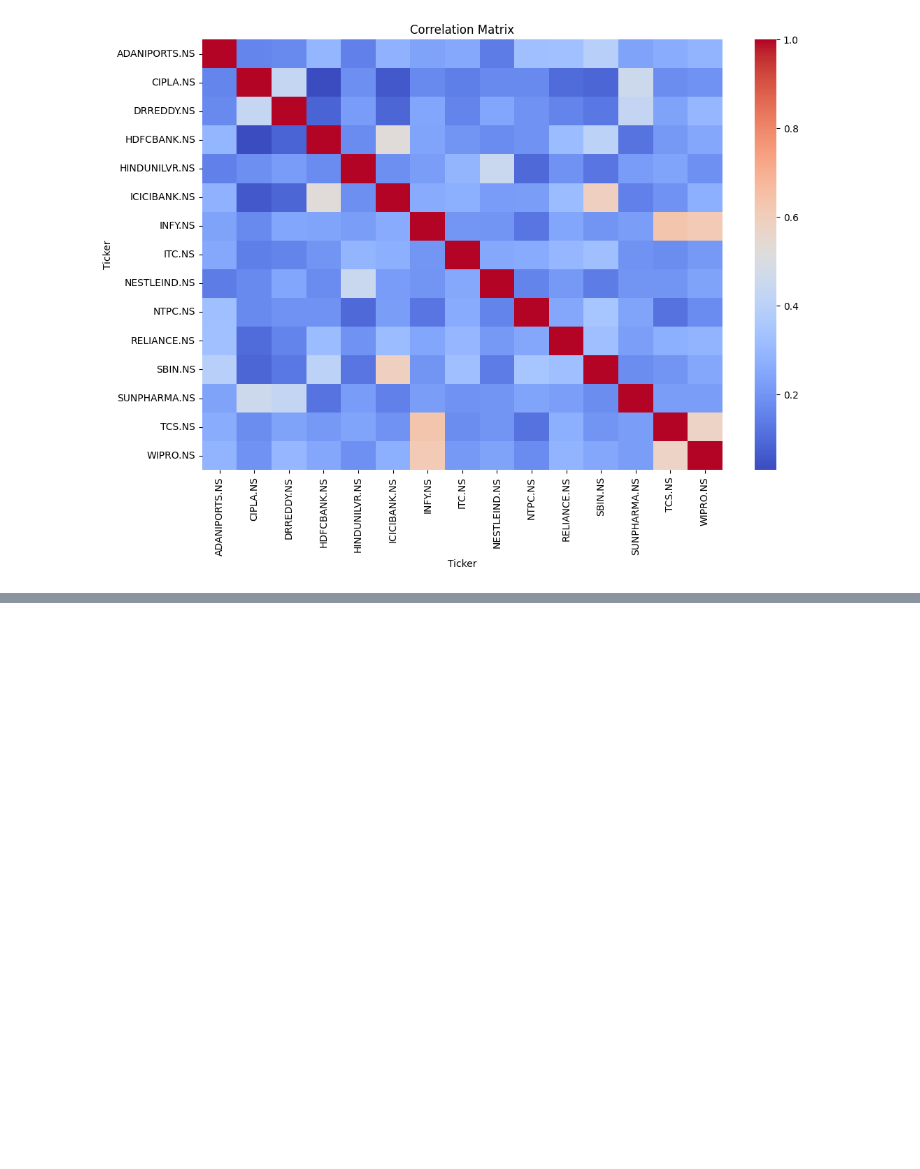
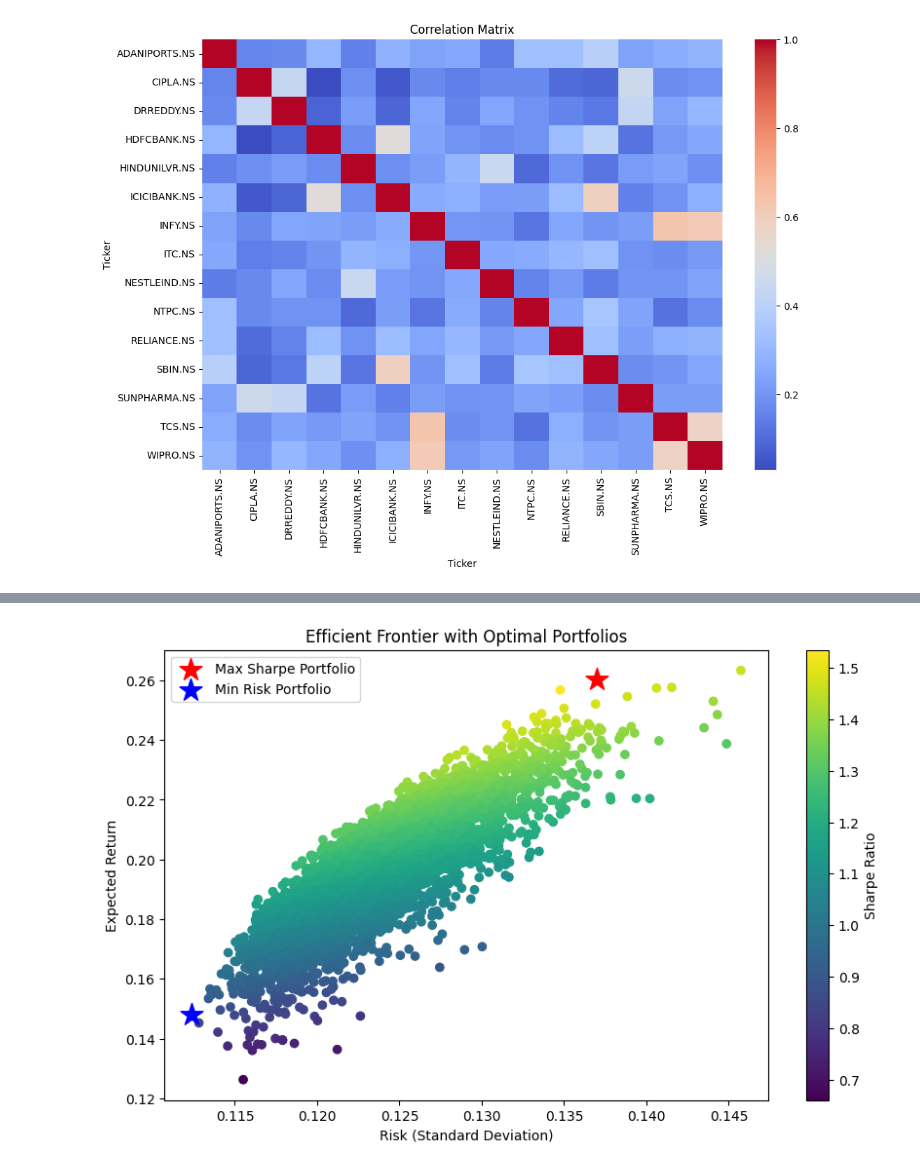
Before and after one commit to kamali1511/Portfolio-Optimization-Using-Modern-Portfolio-Theory-Using-Indian-Stocks, a Jupyter notebook: Portfolio_Optimization_Using_Modern_Portfolio_Theory_(Indian_Stocks).ipynb, the cells around one changed output, grey strips where cells are left out. Saved outputs shown, nothing was run; the diff lists cells and outputs as text; code cells hidden in the pictures; blank space fills up the shorter version.

```diff
--- a/Portfolio_Optimization_Using_Modern_Portfolio_Theory_(Indian_Stocks).ipynb
+++ b/Portfolio_Optimization_Using_Modern_Portfolio_Theory_(Indian_Stocks).ipynb
@@ -203,0 +204,40 @@ ADANIPORTS.NS : 0.008986657084744509
+# %%
+# Efficient Frontier with highlighted Max Sharpe
+
+plt.figure(figsize=(10,6))
+
+scatter = plt.scatter(
+    results_df['Risk'],
+    results_df['Return'],
+    c=results_df['Sharpe']
+)
+
+plt.colorbar(scatter, label='Sharpe Ratio')
+
+# Highlight Max Sharpe Portfolio
+plt.scatter(
+    max_sharpe_portfolio['Risk'],
+    max_sharpe_portfolio['Return'],
+    color='red',
+    marker='*',
+    s=300,
+    label='Max Sharpe Portfolio'
+)
+
+# Highlight Min Risk Portfolio
+plt.scatter(
+    min_vol_portfolio['Risk'],
+    min_vol_portfolio['Return'],
+    color='blue',
+    marker='*',
+    s=300,
+    label='Min Risk Portfolio'
+)
+
+plt.title('Efficient Frontier with Optimal Portfolios')
+plt.xlabel('Risk (Standard Deviation)')
+plt.ylabel('Expected Return')
+plt.legend()
+plt.show()
+# %% [output]
+[figure, added]
```
Also changed, not shown: parts of 6 cells of this notebook.
